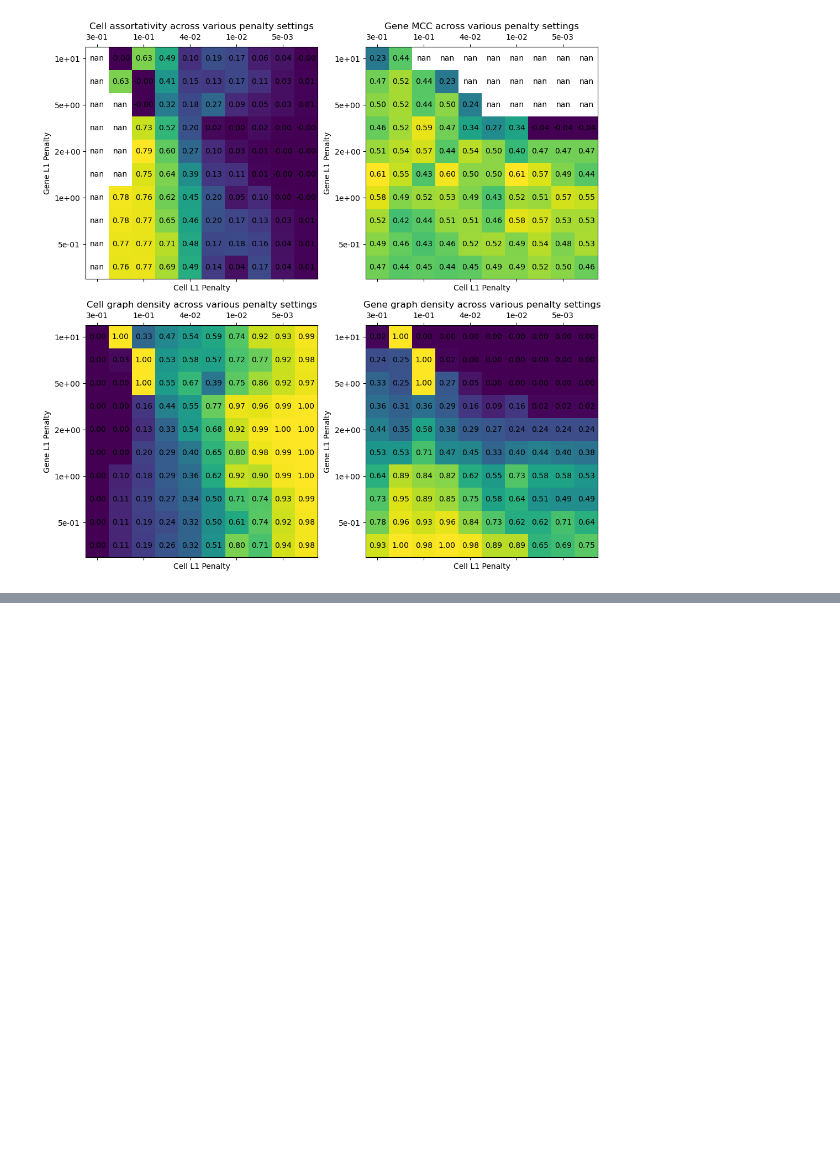
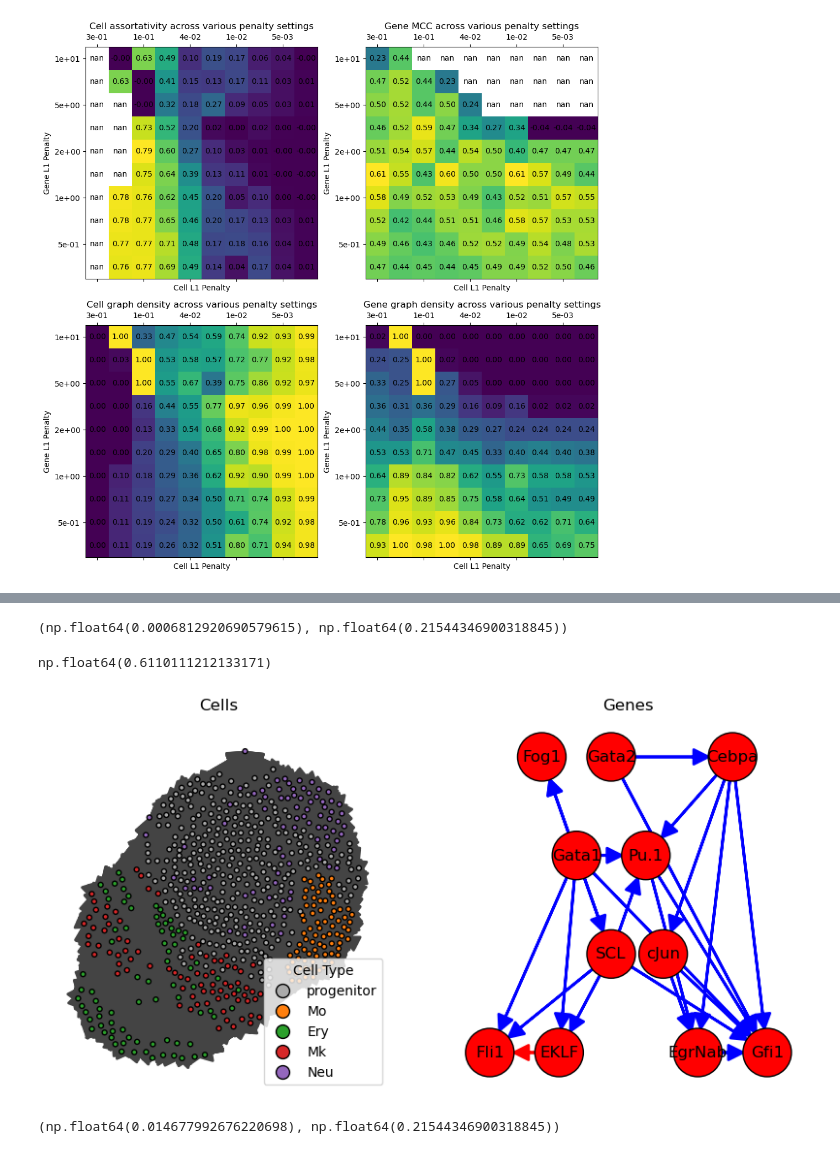
Before and after one commit to BaileyAndrew/Cartesian-LGAM, a Jupyter notebook: real_data.ipynb, the cells around one changed output, grey strips where cells are left out. Cells and saved outputs as stored; diff of their text form; code cells hidden in the pictures; blank space fills up the shorter version.

```diff
--- a/real_data.ipynb
+++ b/real_data.ipynb
@@ -1910,0 +1996,7 @@ pass
+# %%
+best_cellreg, best_genereg = glassoregs[56]
+print(glassoregs[56])
+mccs.reshape(-1)[56]
+# %% [output]
+(np.float64(0.0006812920690579615), np.float64(0.21544346900318845))
+np.float64(0.6110111212133171)
@@ -1910,0 +2026,54 @@ pass
+# %%
+# It'll take a couple seconds to draw this graph.
+fig, (ax1, ax2) = plt.subplots(figsize=(10, 5), ncols=2)
+
+# Must transpose - convention in iGraph is that i -> j, whereas with LGAM It's j -> i
+cell_graph = ig.Graph.Weighted_Adjacency(Ls_best[0].T - np.diag(np.diag(Ls_best[0])))
+cell_types = ordered_krum.obs['cell_type']
+type_to_color = {ctype: ordered_krum.uns['cell_type_colors'][i % len(ordered_krum.uns['cell_type_colors'])] for i, ctype in enumerate(cell_types.unique())}
+cell_graph.vs["color"] = cell_types.map(type_to_color).tolist()
+#cell_graph.vs["edge_color"] = cell_graph.vs["color"]
+#cell_graph.es["color"] = ['red' if w > 0 else 'blue' for w in cell_graph.es["weight"]]
+
+random.seed(0)
+cell_layout = cell_graph.layout(layout='auto')
+
+gene_graph = ig.Graph.Weighted_Adjacency(Ls_best[1].T - np.diag(np.diag(Ls_best[1])))
+gene_graph.vs["label"] = ordered_krum.var_names
+gene_graph.es["color"] = ['red' if w > 0 else 'blue' for w in gene_graph.es["weight"]]
+
+ig.plot(
+    cell_graph,
+    target=ax1,
+    vertex_size=5,
+    layout=cell_layout
+)
+ig.plot(
+    gene_graph,
+    target=ax2,
+    vertex_size=50,
+    layout=gene_layout
+)
+
+ax1.set_title("Cells")
+ax2.set_title("Genes")
+
+# Add legend
+# Extract colors and labels
+colors = ordered_krum.uns['cell_type_colors']
+labels = ordered_krum.obs['cell_type'].unique()
+
+# Build legend handles
+handles = [
+    matplotlib.lines.Line2D([0], [0], marker='o', color='none', markerfacecolor=color, markersize=10, label=label)
+    for label, color in zip(labels, colors)
+]
+ax1.legend(handles=handles, title='Cell Type', loc='lower right')
+
+pass
+# %% [output]
+[figure, added]
+# %%
+glassoregs[53]
+# %% [output]
+(np.float64(0.014677992676220698), np.float64(0.21544346900318845))
```
Also changed, not shown: parts of 9 cells of this notebook, 1 other file.
